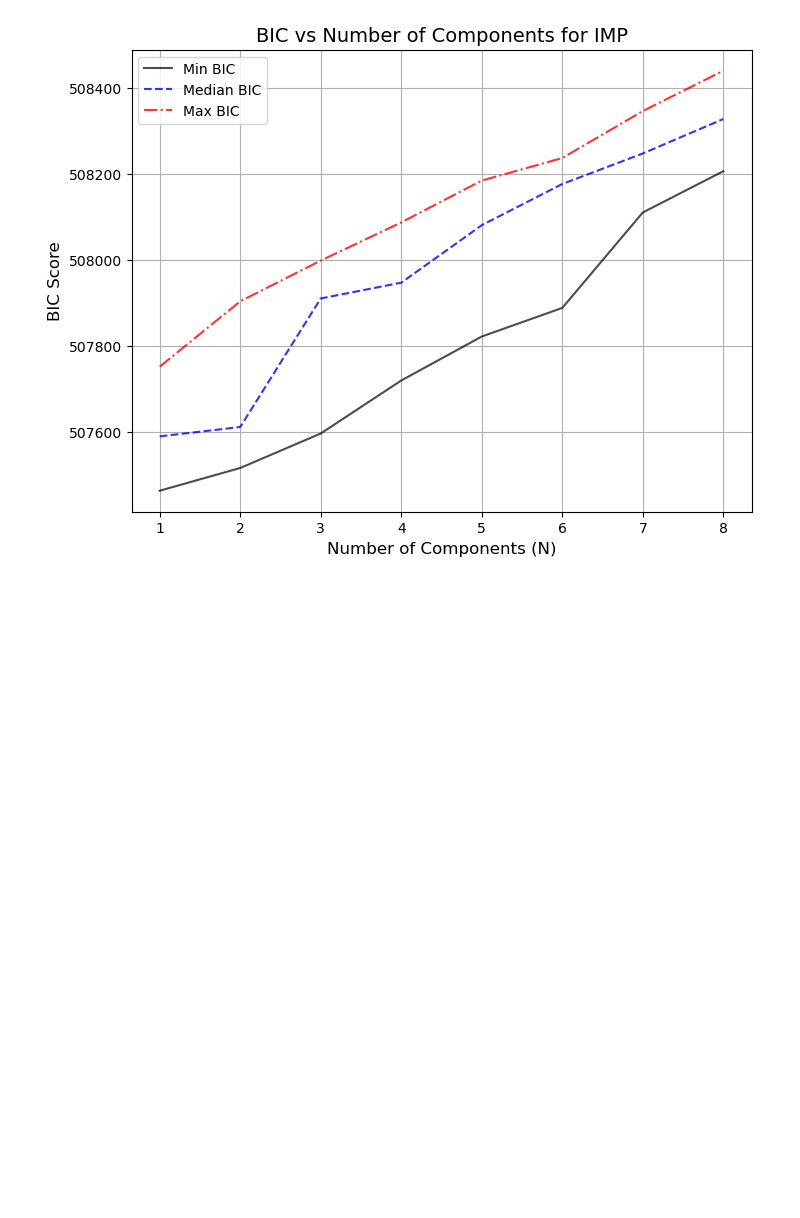
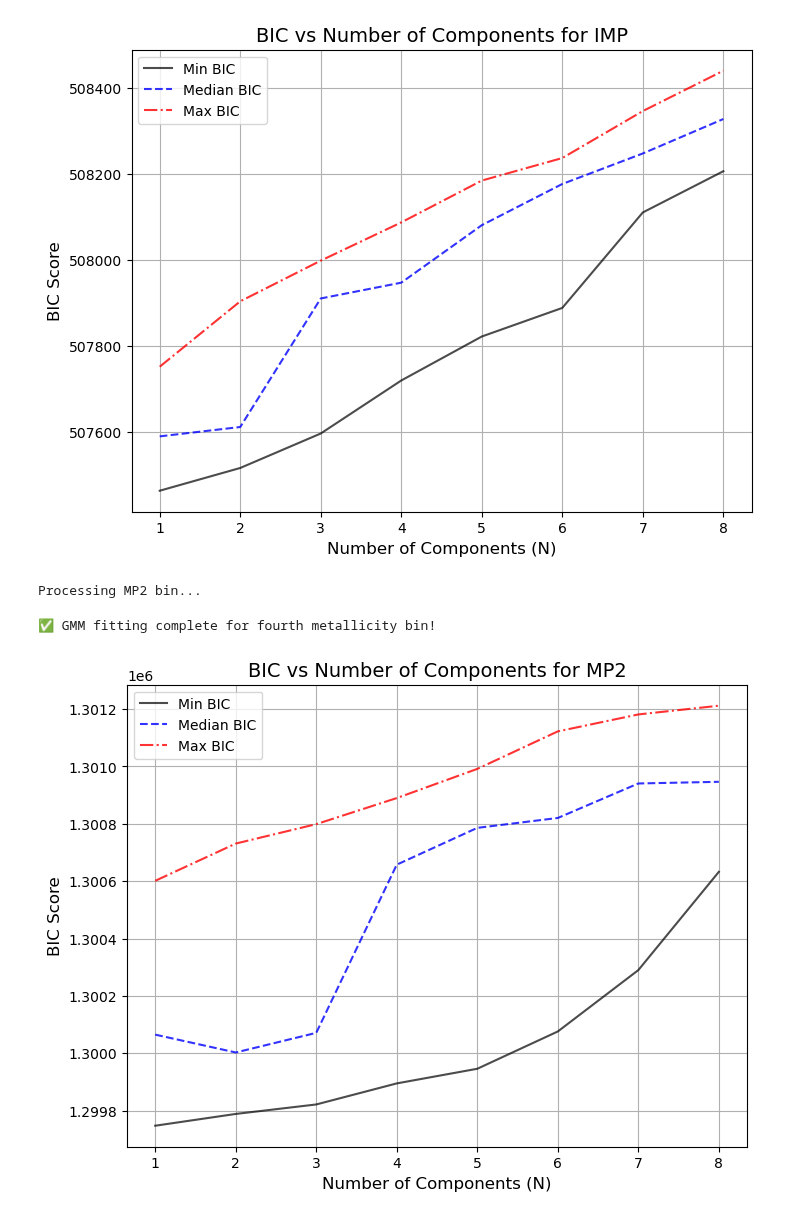
Before and after one commit to raunaq-rai/Disentangling-the-Milky-Way-using-GMM, a Jupyter notebook: Figure_4.ipynb, the cells around one changed output. Cells and saved outputs as stored; diff of their text form; code cells hidden in the pictures; blank space fills up the shorter version.

```diff
--- a/Figure_4.ipynb
+++ b/Figure_4.ipynb
@@ -227,3 +322,54 @@ plt.grid(True)
 plt.show()
 # %% [output]
 [figure]
+# %%
+# Get the fourth metallicity bin
+bin_names = list(metallicity_bins.keys())  # Convert dictionary keys to a list
+fourth_bin_name = bin_names[3]  # Get the fourth bin name (e.g., "MP2")
+mh_min, mh_max = metallicity_bins[fourth_bin_name]
+print(f"\nProcessing {fourth_bin_name} bin...")
+
+# Filter dataset for the fourth metallicity bin
+df_bin = df_v.query(f"{mh_min} < mh_xgboost < {mh_max}")
+velocities = df_bin[["v_R", "v_phi", "v_Z"]].to_numpy()
+
+# Assign covariance matrix to each sample
+covariances = np.repeat(cov_matrices[fourth_bin_name][np.newaxis, :, :], len(df_bin), axis=0)
+
+# Store BIC results for the fourth bin
+bic_results[fourth_bin_name] = {}
+
+# Create a progress bar for the fourth bin
+with tqdm(total=len(N_components_list) * 50, desc=f"GMM BIC for {fourth_bin_name}") as pbar:
+    for N in N_components_list:
+        N, bic_values = compute_bic(N, velocities, covariances, pbar=pbar)
+        bic_results[fourth_bin_name][N] = bic_values  # Store BIC results
+
+print("\n✅ GMM fitting complete for fourth metallicity bin!")
+# %% [output]
+Processing MP2 bin...
+✅ GMM fitting complete for fourth metallicity bin!
+# %%
+# Extract BIC values for the fourth metallicity bin
+N_values = list(bic_results[fourth_bin_name].keys())  # Number of components
+bic_min = [bic_results[fourth_bin_name][N][0] for N in N_values]  # Min BIC
+bic_median = [bic_results[fourth_bin_name][N][1] for N in N_values]  # Median BIC
+bic_max = [bic_results[fourth_bin_name][N][2] for N in N_values]  # Max BIC
+
+# Plot BIC values
+plt.figure(figsize=(8, 6))
+plt.plot(N_values, bic_min, 'k-', label="Min BIC", alpha=0.7)
+plt.plot(N_values, bic_median, 'b--', label="Median BIC", alpha=0.8)
+plt.plot(N_values, bic_max, 'r-.', label="Max BIC", alpha=0.8)
+
+# Labels and title
+plt.xlabel("Number of Components (N)", fontsize=12)
+plt.ylabel("BIC Score", fontsize=12)
+plt.title(f"BIC vs Number of Components for {fourth_bin_name}", fontsize=14)
+plt.legend()
+plt.grid(True)
+
+# Show the plot
+plt.show()
+# %% [output]
+[figure, added]
```
Also changed, not shown: parts of 9 cells of this notebook.
